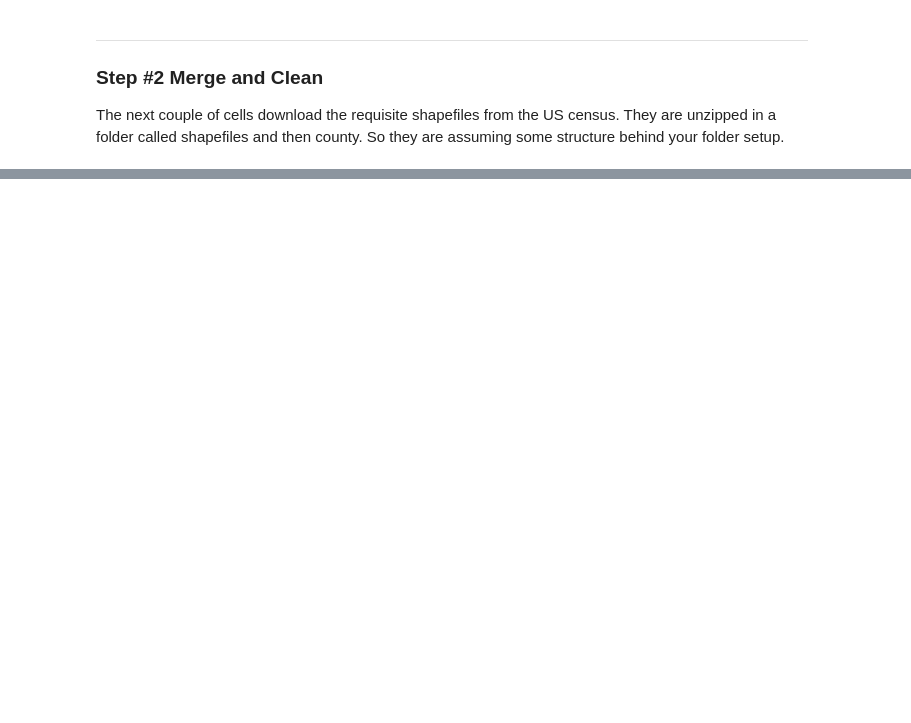
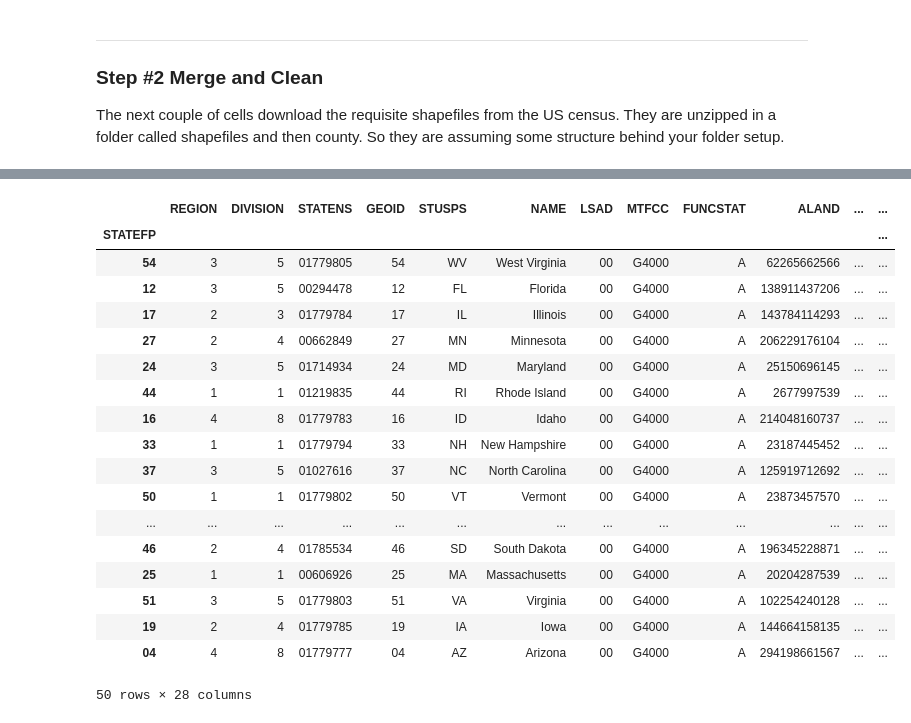
Before and after one commit to camckenzie/COVID-19-Interactive-Map, a Jupyter notebook: Covid_interactive_map.ipynb, the cells around one changed output, grey strips where cells are left out. Drawn from its saved outputs; the diff is of its cells as text; code cells hidden in the pictures; blank space fills up the shorter version.

```diff
--- a/Covid_interactive_map.ipynb
+++ b/Covid_interactive_map.ipynb
@@ -134,0 +191,30 @@ us_map.head()
+# %%
+us_map = us_map.merge(df, left_on='area_fips', right_on='Total Cases', how="left", indicator=True)
+# %%
+us_map.set_index("STATEFP", inplace = True)
+
+drop_list = ["72","78","69","66","60","11"]
+
+us_map.drop(drop_list, inplace = True)
+us_map.reset_index()
+us_map
+# %% [output]
+|  | REGION | DIVISION | STATENS | GEOID | STUSPS | NAME | LSAD | MTFCC | FUNCSTAT | ALAND | ... | ... |
+| STATEFP |  |  |  |  |  |  |  |  |  |  |  | ... |
+| 54 | 3 | 5 | 01779805 | 54 | WV | West Virginia | 00 | G4000 | A | 62265662566 | ... | ... |
+| 12 | 3 | 5 | 00294478 | 12 | FL | Florida | 00 | G4000 | A | 138911437206 | ... | ... |
+| 17 | 2 | 3 | 01779784 | 17 | IL | Illinois | 00 | G4000 | A | 143784114293 | ... | ... |
+| 27 | 2 | 4 | 00662849 | 27 | MN | Minnesota | 00 | G4000 | A | 206229176104 | ... | ... |
+| 24 | 3 | 5 | 01714934 | 24 | MD | Maryland | 00 | G4000 | A | 25150696145 | ... | ... |
+| 44 | 1 | 1 | 01219835 | 44 | RI | Rhode Island | 00 | G4000 | A | 2677997539 | ... | ... |
+| 16 | 4 | 8 | 01779783 | 16 | ID | Idaho | 00 | G4000 | A | 214048160737 | ... | ... |
+| 33 | 1 | 1 | 01779794 | 33 | NH | New Hampshire | 00 | G4000 | A | 23187445452 | ... | ... |
+| 37 | 3 | 5 | 01027616 | 37 | NC | North Carolina | 00 | G4000 | A | 125919712692 | ... | ... |
+| 50 | 1 | 1 | 01779802 | 50 | VT | Vermont | 00 | G4000 | A | 23873457570 | ... | ... |
+| ... | ... | ... | ... | ... | ... | ... | ... | ... | ... | ... | ... | ... |
+| 46 | 2 | 4 | 01785534 | 46 | SD | South Dakota | 00 | G4000 | A | 196345228871 | ... | ... |
+| 25 | 1 | 1 | 00606926 | 25 | MA | Massachusetts | 00 | G4000 | A | 20204287539 | ... | ... |
+| 51 | 3 | 5 | 01779803 | 51 | VA | Virginia | 00 | G4000 | A | 102254240128 | ... | ... |
+| 19 | 2 | 4 | 01779785 | 19 | IA | Iowa | 00 | G4000 | A | 144664158135 | ... | ... |
+| 04 | 4 | 8 | 01779777 | 04 | AZ | Arizona | 00 | G4000 | A | 294198661567 | ... | ... |
+50 rows × 28 columns
```
Also changed, not shown: parts of 28 cells of this notebook, 2 other files.
